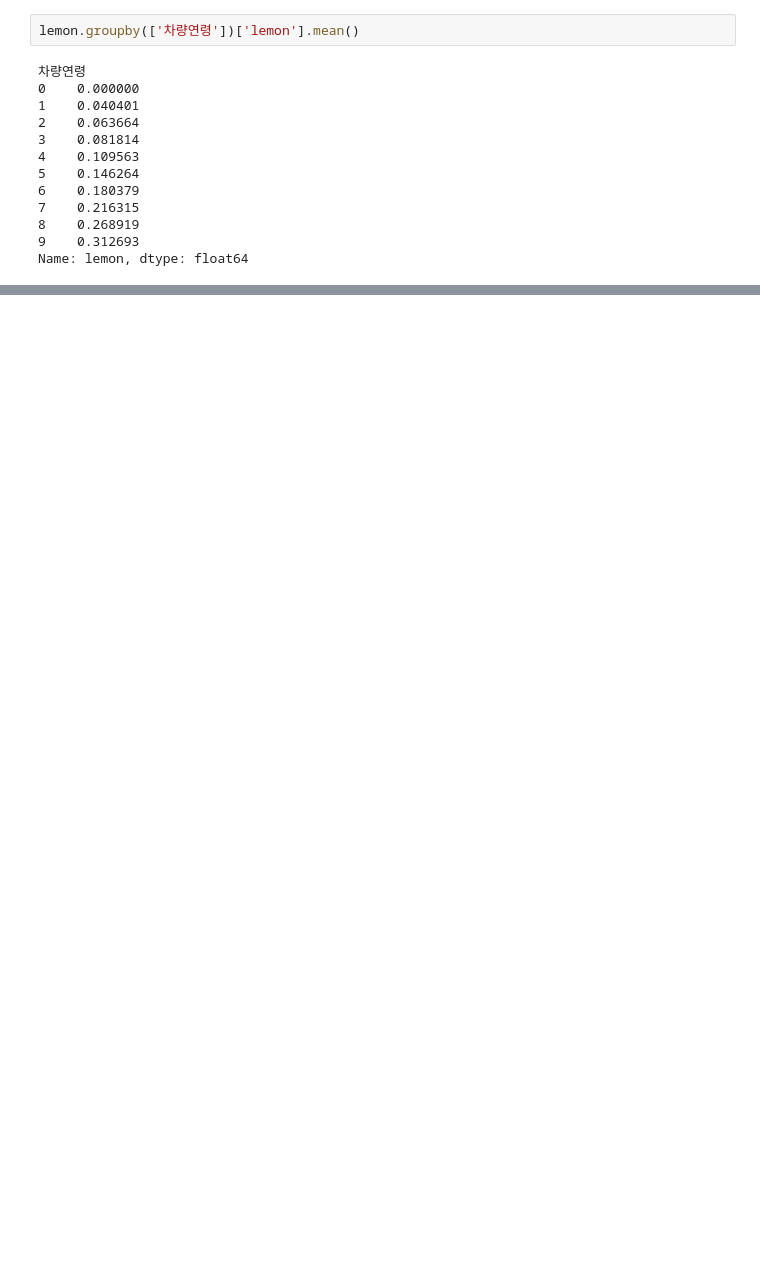
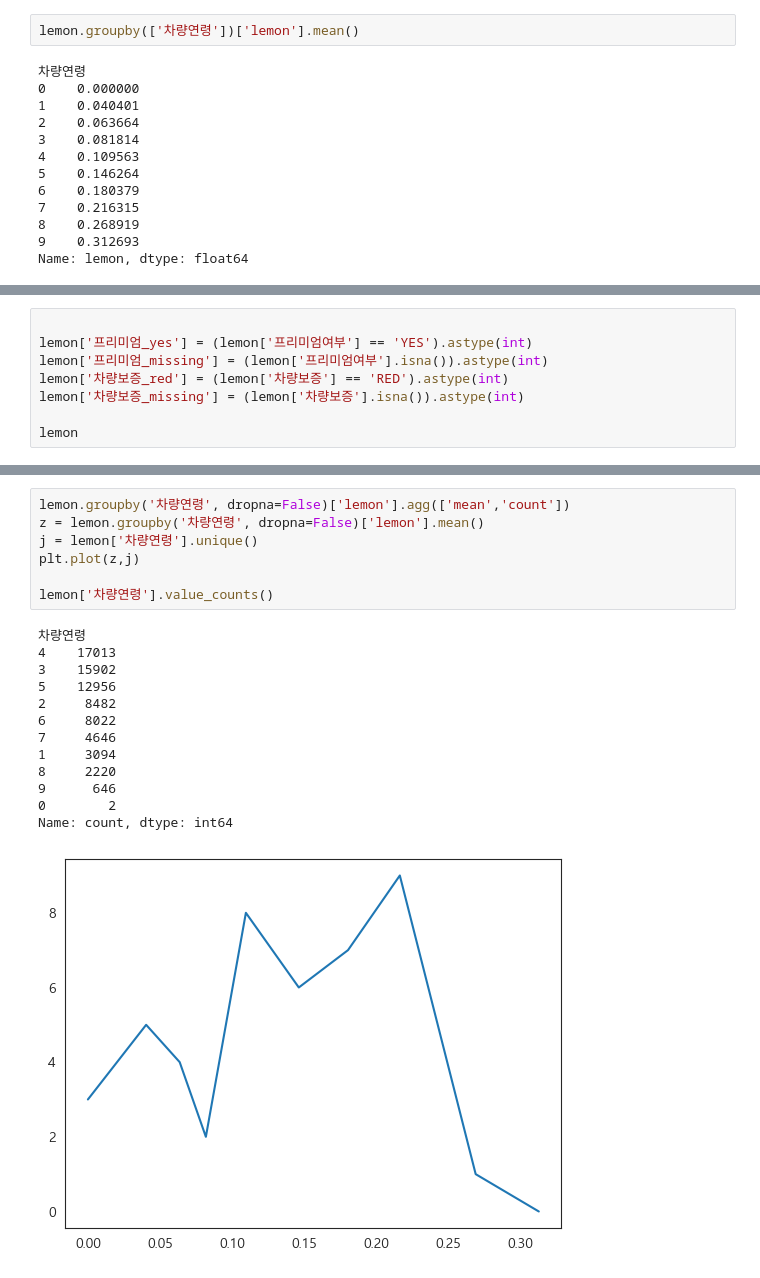
Before and after one commit to siwoolyyy/ml-data, a Jupyter notebook: lemon_sw.ipynb, the cells around one changed output, grey strips where cells are left out. Drawn from its saved outputs; the diff is of its cells as text; blank space fills up the shorter version.

```diff
--- a/lemon_sw.ipynb
+++ b/lemon_sw.ipynb
@@ -121,0 +160,8 @@ Name: 운행거리, dtype: float64
+# %%
+
+lemon['프리미엄_yes'] = (lemon['프리미엄여부'] == 'YES').astype(int)
+lemon['프리미엄_missing'] = (lemon['프리미엄여부'].isna()).astype(int)
+lemon['차량보증_red'] = (lemon['차량보증'] == 'RED').astype(int)
+lemon['차량보증_missing'] = (lemon['차량보증'].isna()).astype(int)
+
+lemon
@@ -121,0 +183,21 @@ Name: 운행거리, dtype: float64
+# %%
+lemon.groupby('차량연령', dropna=False)['lemon'].agg(['mean','count'])
+z = lemon.groupby('차량연령', dropna=False)['lemon'].mean()
+j = lemon['차량연령'].unique()
+plt.plot(z,j)
+
+lemon['차량연령'].value_counts()
+# %% [output]
+차량연령
+4    17013
+3    15902
+5    12956
+2     8482
+6     8022
+7     4646
+1     3094
+8     2220
+9      646
+0        2
+Name: count, dtype: int64
+[figure, added]
```
Also changed, not shown: parts of 21 cells of this notebook.
